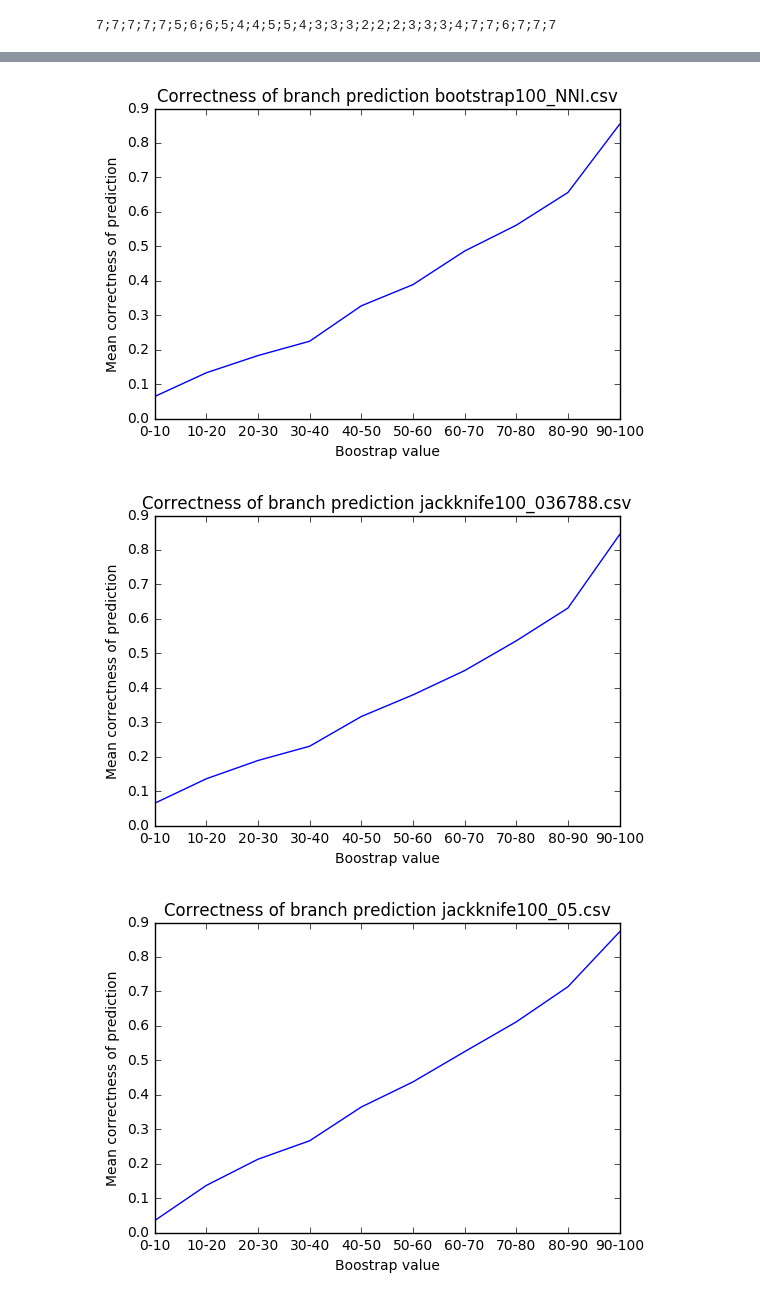
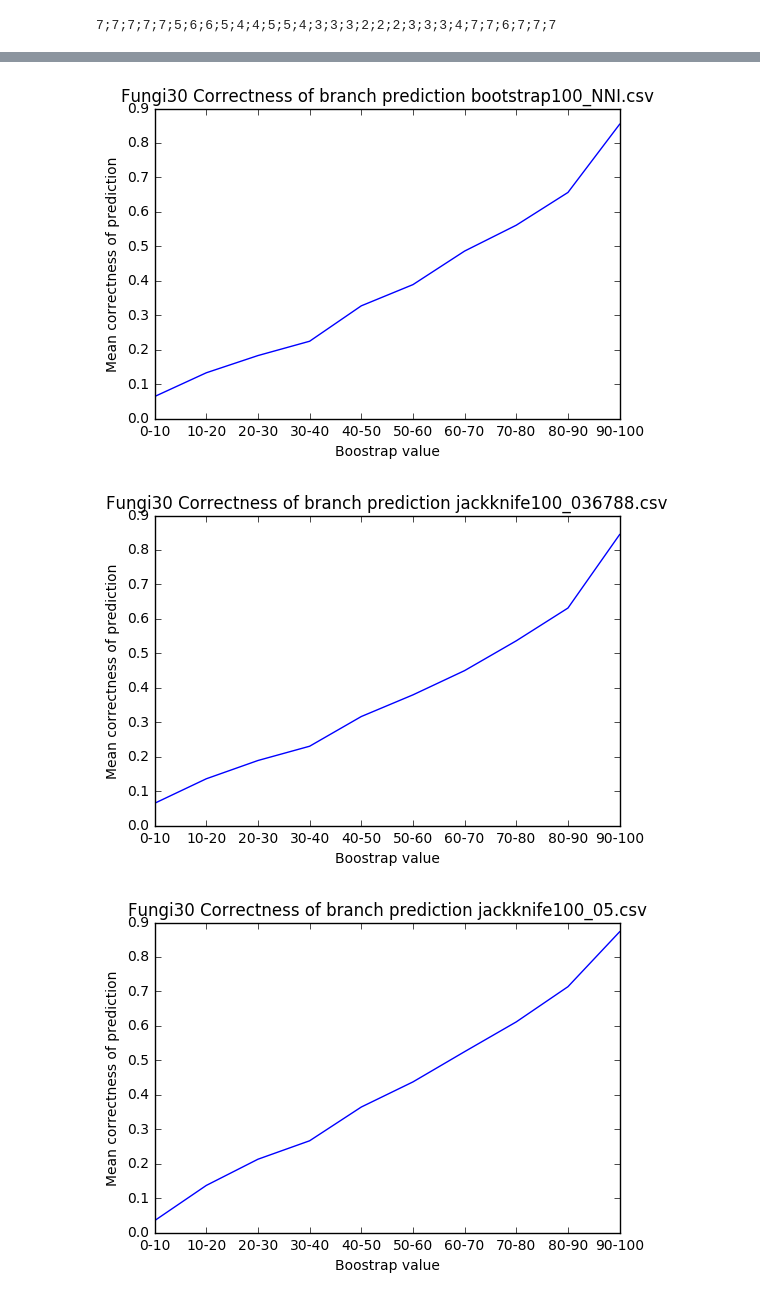
Before and after one commit to dmitrypenzar1996/PQ, a Jupyter notebook: boot_an/Boot_an.ipynb, the cells around one changed output, grey strips where cells are left out. Drawn from its saved outputs; the diff is of its cells as text; code cells hidden in the pictures.

```diff
--- a/boot_an/Boot_an.ipynb
+++ b/boot_an/Boot_an.ipynb
@@ -8,5 +10,5 @@ from sklearn.metrics import roc_curve, auc
 # %%
-path_to_data = "processed"
+path_to_data = "processed/fungi_30/"
 # %%
 data = [os.path.join(path_to_data, x) for x in os.listdir(path_to_data)]
 data = [x for x in data if os.path.isfile(x) and ".csv" in x]
@@ -54,7 +56,7 @@ for pred in predictors:
         roc_auc = auc(fpr, tpr)
         lw = 2
         plt.plot(fpr, tpr,
-             lw=lw, label='{} (area = {:.04f})'.format(pred.name, roc_auc))
+             lw=lw, label='Fungi30 {} (area = {:.04f})'.format(pred.name, roc_auc))
         plt.legend(loc="best")
         plt.show()
 
@@ -85,7 +87,7 @@ for pred in predictors:
         for i, b in enumerate(bins, start = 1):
             mean_is_true[i - 1] = np.mean(pred.is_true[pos == i])
 
-        plt.title("Correctness of branch prediction {}".format(pred.name))
+        plt.title("Fungi30 Correctness of branch prediction {}".format(pred.name))
         plt.plot(mean_is_true)
         plt.xlabel("Boostrap value")
         plt.ylabel("Mean correctness of prediction")
@@ -96,3 +98,3 @@ for pred in predictors:
-[figure, old version]
+[figure, new version]
-[figure, old version]
+[figure, new version]
-[figure, old version]
+[figure, new version]
```
Also changed, not shown: parts of 24 cells of this notebook.
